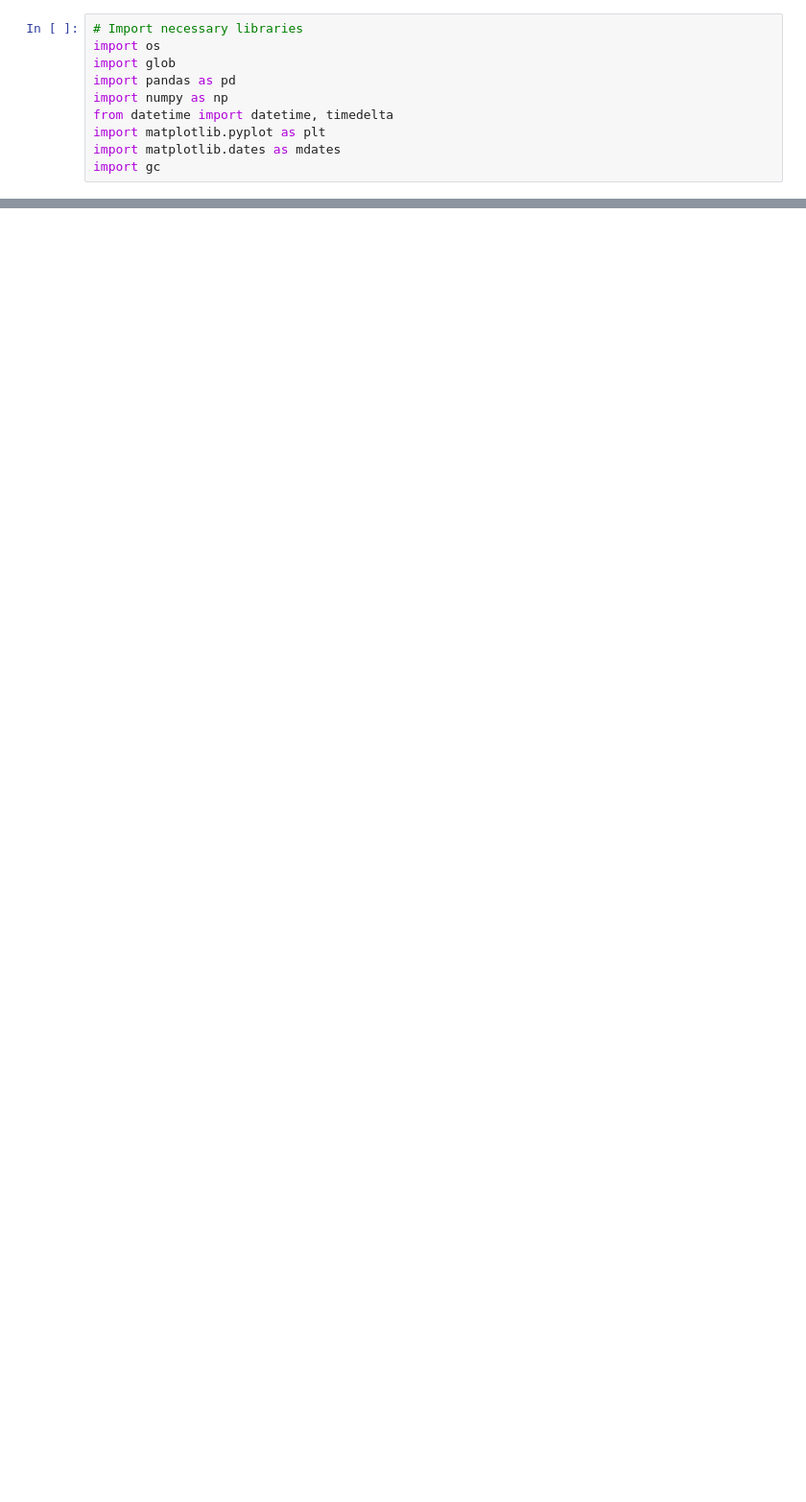
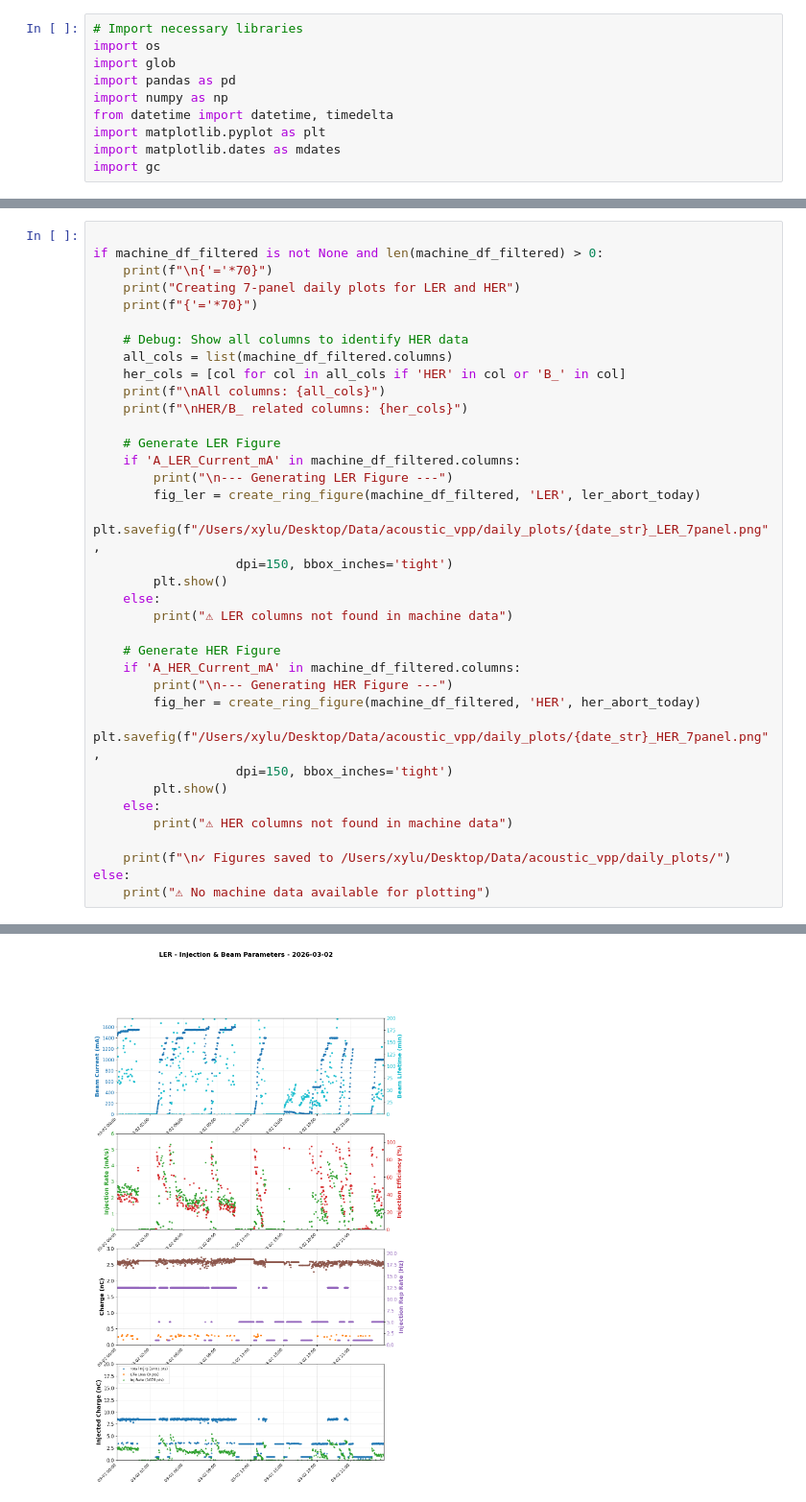
Before and after one commit to xylulu/SBL_code, a Jupyter notebook: Abort_vs_Machine_LER_HER_both.ipynb, the cells around one changed output, grey strips where cells are left out. Shown at 96% size. Drawn from its saved outputs; the diff is of its cells as text; blank space fills up the shorter version.

```diff
--- a/Abort_vs_Machine_LER_HER_both.ipynb
+++ b/Abort_vs_Machine_LER_HER_both.ipynb
@@ -579,0 +659,37 @@ else:
+# %%
+
+if machine_df_filtered is not None and len(machine_df_filtered) > 0:
+    print(f"\n{'='*70}")
+    print("Creating 7-panel daily plots for LER and HER")
+    print(f"{'='*70}")
+
+    # Debug: Show all columns to identify HER data
+    all_cols = list(machine_df_filtered.columns)
+    her_cols = [col for col in all_cols if 'HER' in col or 'B_' in col]
+    print(f"\nAll columns: {all_cols}")
+    print(f"\nHER/B_ related columns: {her_cols}")
+
+    # Generate LER Figure
+    if 'A_LER_Current_mA' in machine_df_filtered.columns:
+        print("\n--- Generating LER Figure ---")
+        fig_ler = create_ring_figure(machine_df_filtered, 'LER', ler_abort_today)
+        plt.savefig(f"/Users/xylu/Desktop/Data/acoustic_vpp/daily_plots/{date_str}_LER_7panel.png",
+                   dpi=150, bbox_inches='tight')
+        plt.show()
+    else:
+        print("⚠ LER columns not found in machine data")
+
+    # Generate HER Figure
+    if 'A_HER_Current_mA' in machine_df_filtered.columns:
+        print("\n--- Generating HER Figure ---")
+        fig_her = create_ring_figure(machine_df_filtered, 'HER', her_abort_today)
+        plt.savefig(f"/Users/xylu/Desktop/Data/acoustic_vpp/daily_plots/{date_str}_HER_7panel.png",
+                   dpi=150, bbox_inches='tight')
+        plt.show()
+    else:
+        print("⚠ HER columns not found in machine data")
+
+    print(f"\n✓ Figures saved to /Users/xylu/Desktop/Data/acoustic_vpp/daily_plots/")
+else:
+    print("⚠ No machine data available for plotting")
+# %% [output]
@@ -579,0 +709 @@ else:
+[figure, added]
```
Also changed, not shown: parts of 8 cells of this notebook, 2 other files.
